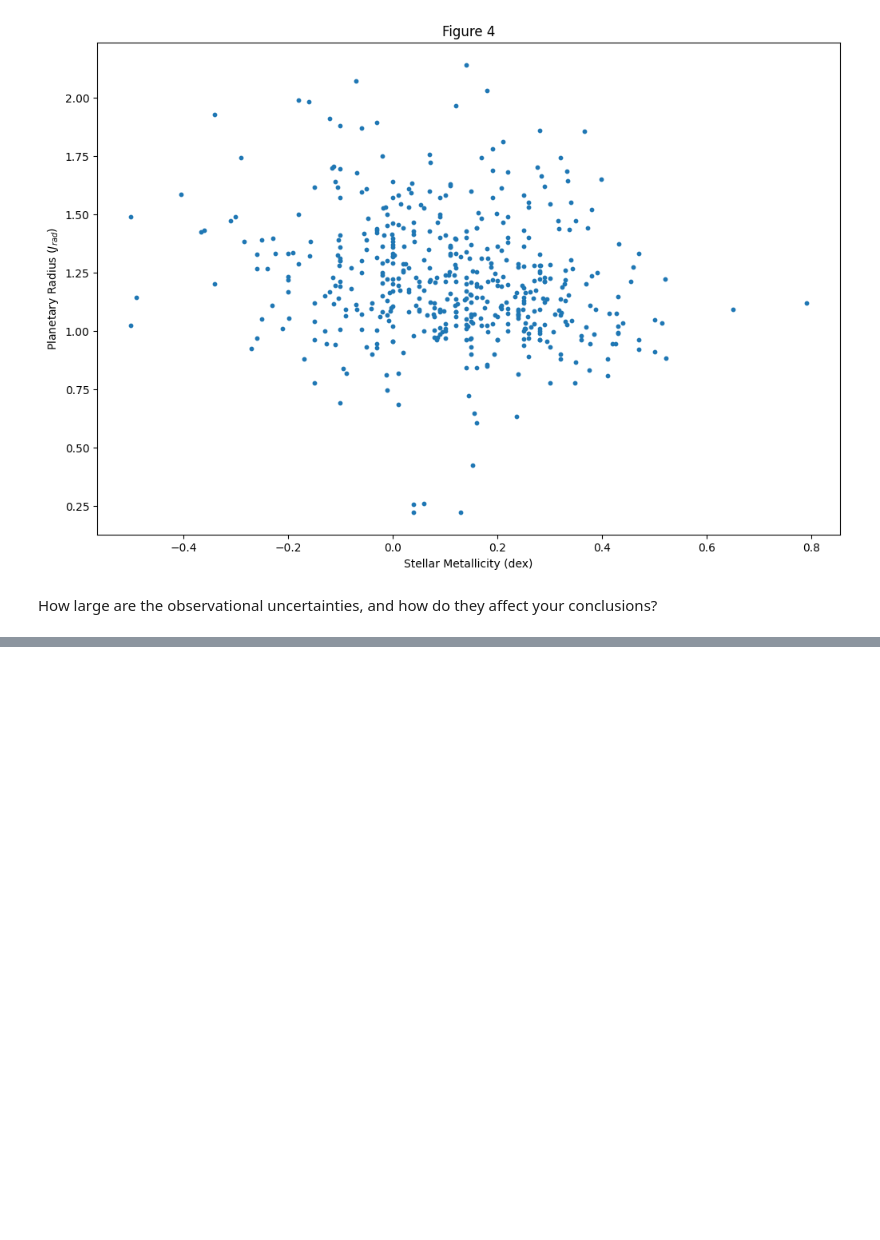
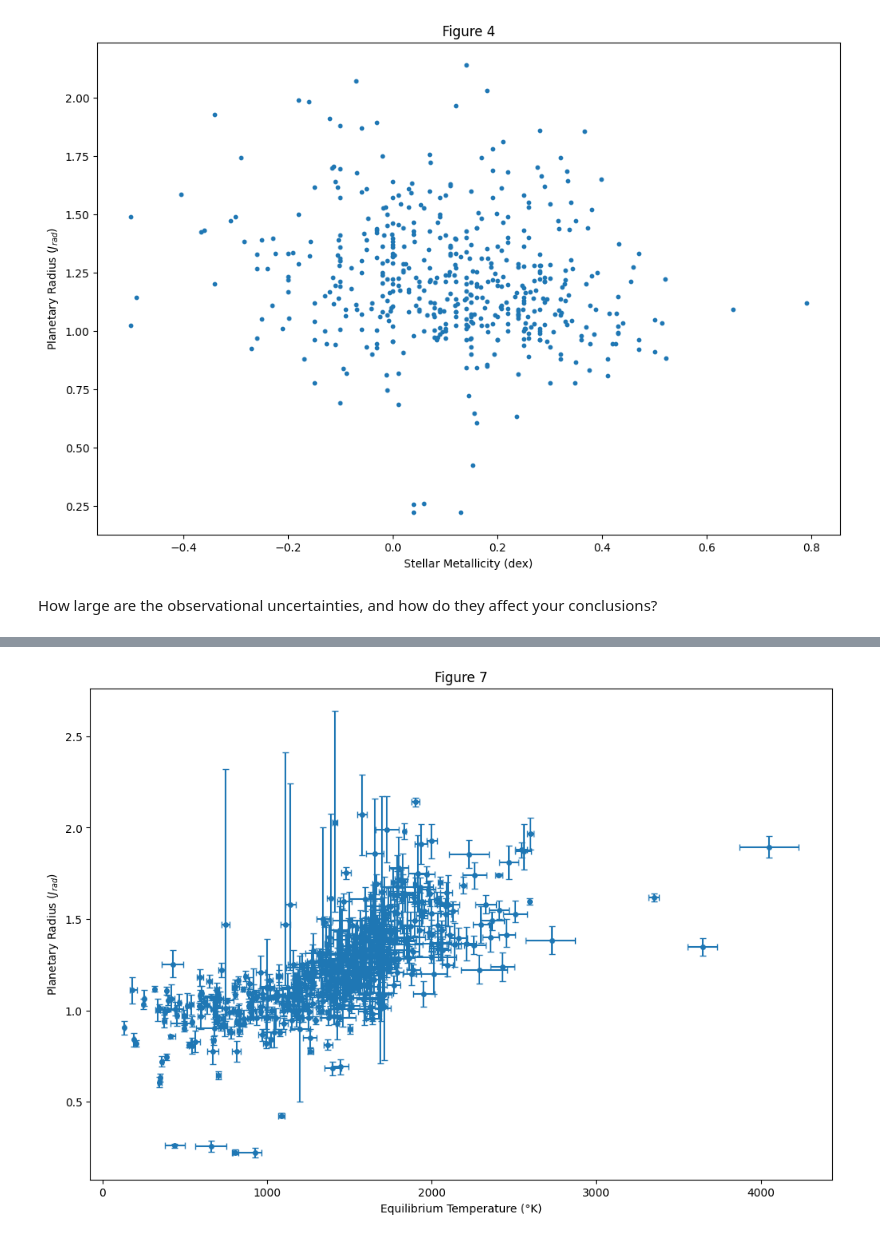
Before and after one commit to Macauley-Jones/PHYS2116_Comp_Assignment, a Jupyter notebook: Computational Assignment.ipynb, the cells around one changed output, grey strips where cells are left out. Drawn from its saved outputs; the diff is of its cells as text; code cells hidden in the pictures; blank space fills up the shorter version.

```diff
--- a/Computational Assignment.ipynb
+++ b/Computational Assignment.ipynb
@@ -312,0 +333,17 @@ plot3(temps, radii, "Equilibrium Temperature (°K)", "Planetary Radius ($J_{rad}
+# %%
+
+def plot5(xaxis, yaxis, xname, yname, xerr, yerr, a):
+    plt.figure(figsize=(12,8))
+    plt.errorbar(x=xaxis, y=yaxis,
+                 xerr=xerr, yerr=yerr,
+                 fmt="o", markersize=4, capsize=3)
+
+    plt.xlabel(xname)
+    plt.ylabel(yname)
+    plt.title(f"Figure {a}")
+
+    plt.show()
+# %%
+plot5(temps, radii, "Equilibrium Temperature (°K)", "Planetary Radius ($J_{rad}$)", terr, prerr, 7)
+# %% [output]
+[figure, added]
```
Also changed, not shown: parts of 5 cells of this notebook.
